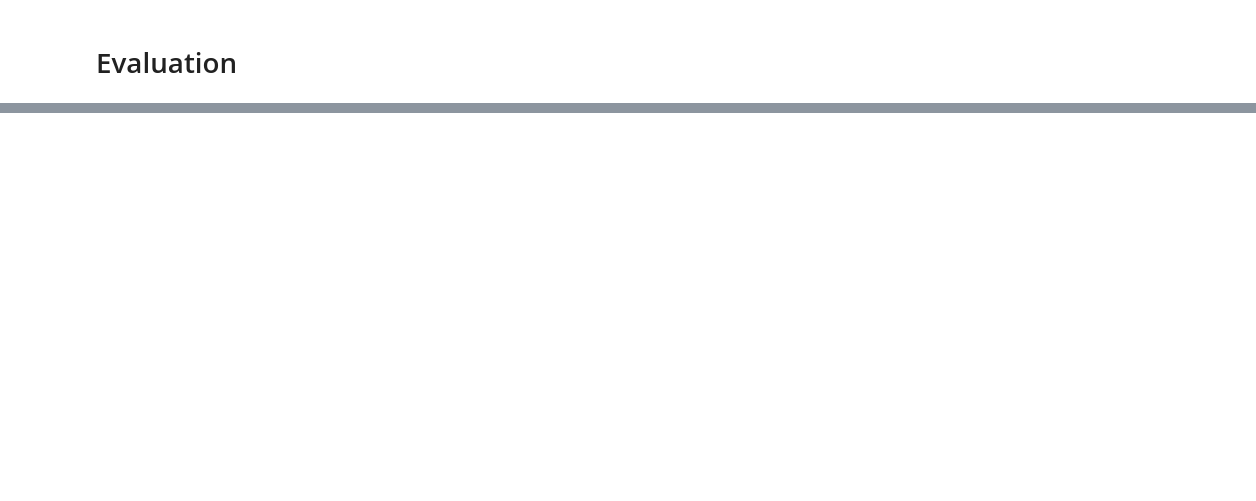
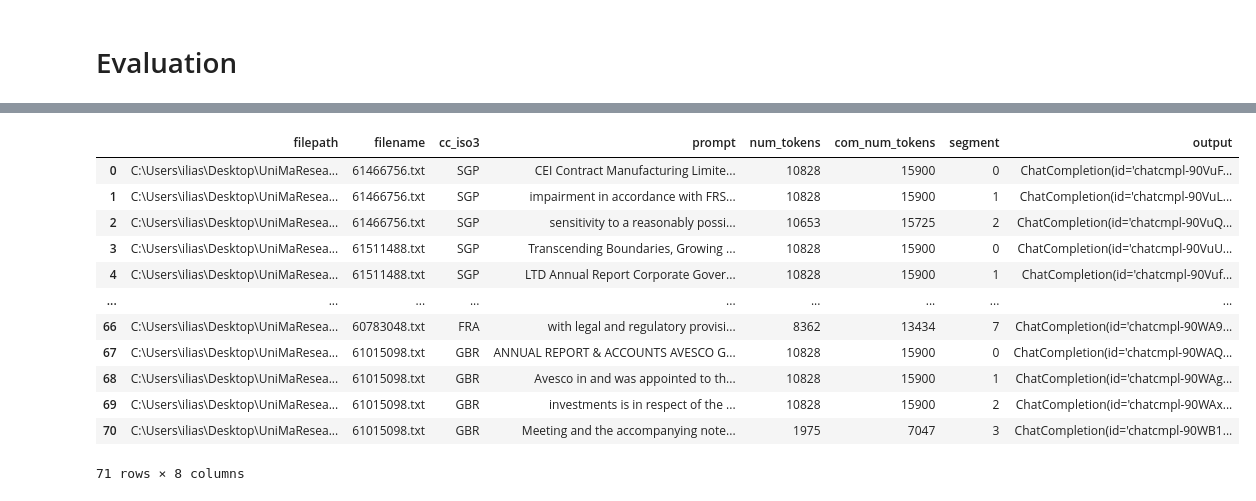
Before and after one commit to ilias-m-n/ExtractAccStds, a Jupyter notebook: Extract_Stds_GPT.ipynb, the cells around one changed output, grey strips where cells are left out. Drawn from its saved outputs; the diff is of its cells as text; code cells hidden in the pictures; blank space fills up the shorter version.

```diff
--- a/Extract_Stds_GPT.ipynb
+++ b/Extract_Stds_GPT.ipynb
@@ -250,0 +264,16 @@ labels['cc_iso3 filename sentence term source found_sentence found_term'.split()
+# %%
+df_inputs_segmented
+# %% [output]
+|  | filepath | filename | cc_iso3 | prompt | num_tokens | com_num_tokens | segment | output |
+| 0 | C:\Users\ilias\Desktop\UniMaResea... | 61466756.txt | SGP | CEI Contract Manufacturing Limite... | 10828 | 15900 | 0 | ChatCompletion(id='chatcmpl-90VuF... |
+| 1 | C:\Users\ilias\Desktop\UniMaResea... | 61466756.txt | SGP | impairment in accordance with FRS... | 10828 | 15900 | 1 | ChatCompletion(id='chatcmpl-90VuL... |
+| 2 | C:\Users\ilias\Desktop\UniMaResea... | 61466756.txt | SGP | sensitivity to a reasonably possi... | 10653 | 15725 | 2 | ChatCompletion(id='chatcmpl-90VuQ... |
+| 3 | C:\Users\ilias\Desktop\UniMaResea... | 61511488.txt | SGP | Transcending Boundaries, Growing ... | 10828 | 15900 | 0 | ChatCompletion(id='chatcmpl-90VuU... |
+| 4 | C:\Users\ilias\Desktop\UniMaResea... | 61511488.txt | SGP | LTD Annual Report Corporate Gover... | 10828 | 15900 | 1 | ChatCompletion(id='chatcmpl-90Vuf... |
+| ... | ... | ... | ... | ... | ... | ... | ... | ... |
+| 66 | C:\Users\ilias\Desktop\UniMaResea... | 60783048.txt | FRA | with legal and regulatory provisi... | 8362 | 13434 | 7 | ChatCompletion(id='chatcmpl-90WA9... |
+| 67 | C:\Users\ilias\Desktop\UniMaResea... | 61015098.txt | GBR | ANNUAL REPORT & ACCOUNTS AVESCO G... | 10828 | 15900 | 0 | ChatCompletion(id='chatcmpl-90WAQ... |
+| 68 | C:\Users\ilias\Desktop\UniMaResea... | 61015098.txt | GBR | Avesco in and was appointed to th... | 10828 | 15900 | 1 | ChatCompletion(id='chatcmpl-90WAg... |
+| 69 | C:\Users\ilias\Desktop\UniMaResea... | 61015098.txt | GBR | investments is in respect of the ... | 10828 | 15900 | 2 | ChatCompletion(id='chatcmpl-90WAx... |
+| 70 | C:\Users\ilias\Desktop\UniMaResea... | 61015098.txt | GBR | Meeting and the accompanying note... | 1975 | 7047 | 3 | ChatCompletion(id='chatcmpl-90WB1... |
+71 rows × 8 columns
```
Also changed, not shown: parts of 46 cells of this notebook, 4 other files.
